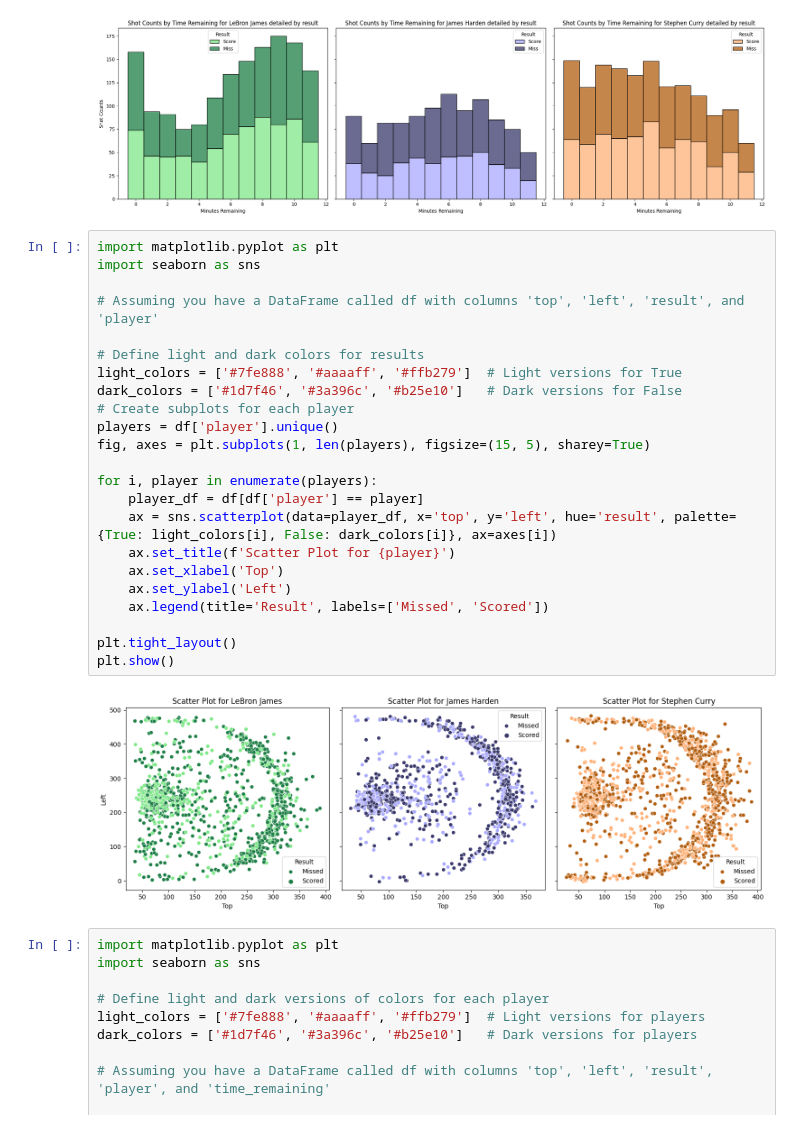
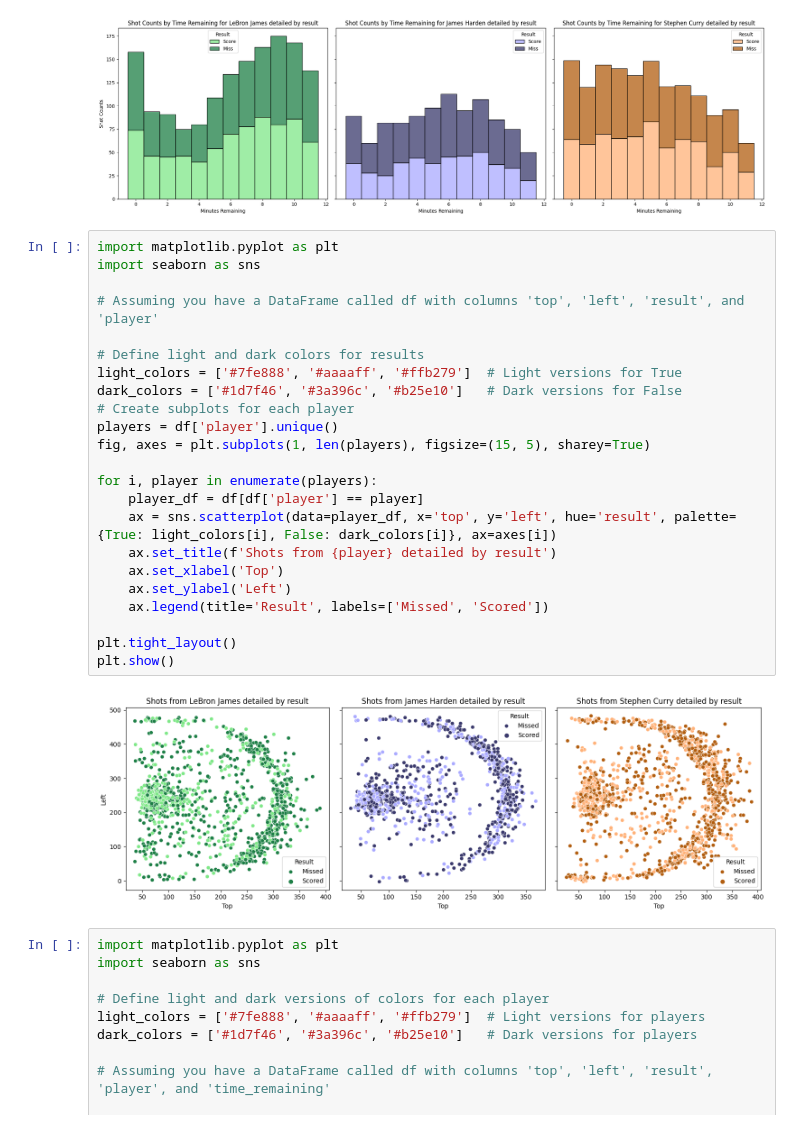
Before and after one commit to com-480-data-visualization/project-2024-DVteam, a Jupyter notebook: exploratory.ipynb, the cells around one changed output. Cells and saved outputs as stored; diff of their text form.

Commit message:
fix(plot)

```diff
--- a/exploratory.ipynb
+++ b/exploratory.ipynb
@@ -237,28 +237,28 @@ plt.show()
 # %%
 import matplotlib.pyplot as plt
 import seaborn as sns
 
 # Assuming you have a DataFrame called df with columns 'top', 'left', 'result', and 'player'
 
 # Define light and dark colors for results
 light_colors = ['#7fe888', '#aaaaff', '#ffb279']  # Light versions for True
 dark_colors = ['#1d7f46', '#3a396c', '#b25e10']   # Dark versions for False
 # Create subplots for each player
 players = df['player'].unique()
 fig, axes = plt.subplots(1, len(players), figsize=(15, 5), sharey=True)
 
 for i, player in enumerate(players):
     player_df = df[df['player'] == player]
     ax = sns.scatterplot(data=player_df, x='top', y='left', hue='result', palette={True: light_colors[i], False: dark_colors[i]}, ax=axes[i])
-    ax.set_title(f'Scatter Plot for {player}')
+    ax.set_title(f'Shots from {player} detailed by result')
     ax.set_xlabel('Top')
     ax.set_ylabel('Left')
     ax.legend(title='Result', labels=['Missed', 'Scored'])
 
 plt.tight_layout()
 plt.show()
 # %% [output]
-[figure, old version]
+[figure, new version]
 # %%
 import matplotlib.pyplot as plt
 import seaborn as sns
```
Also changed, not shown: 2 other files.
